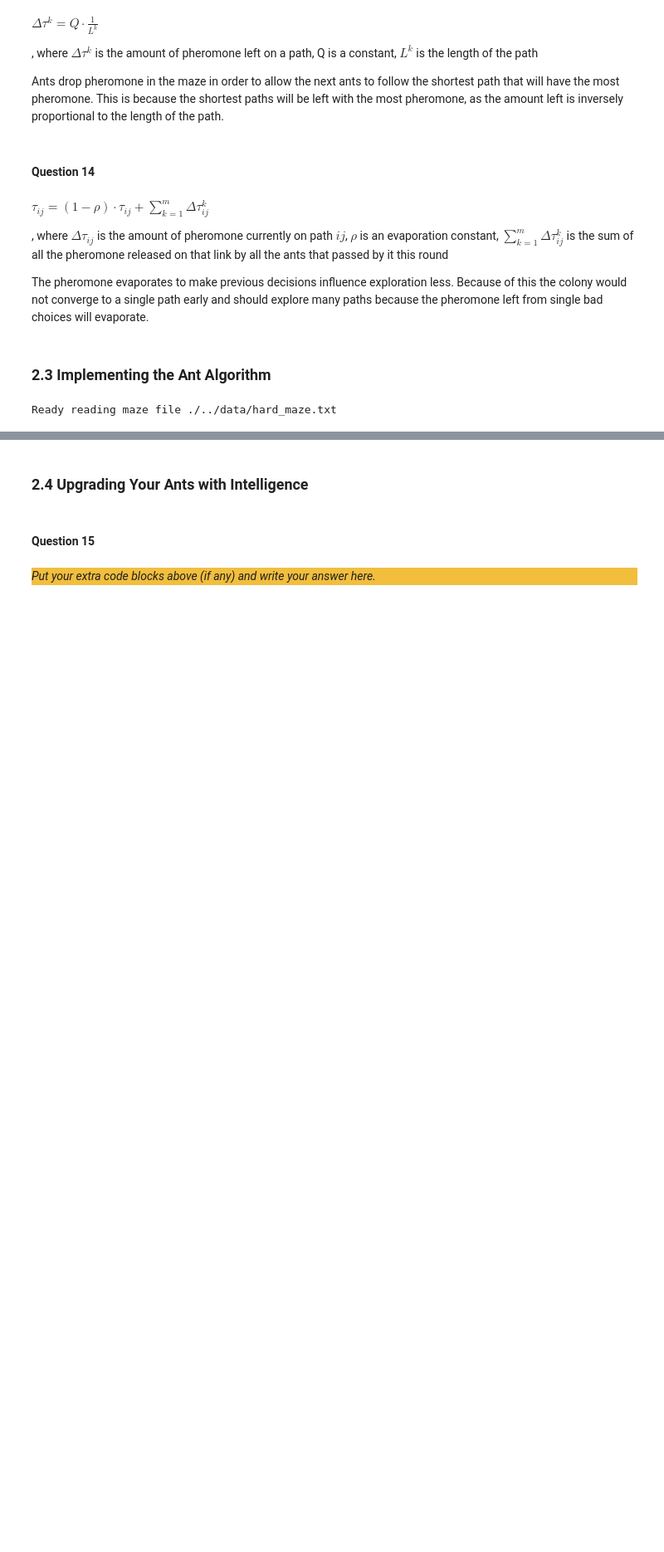
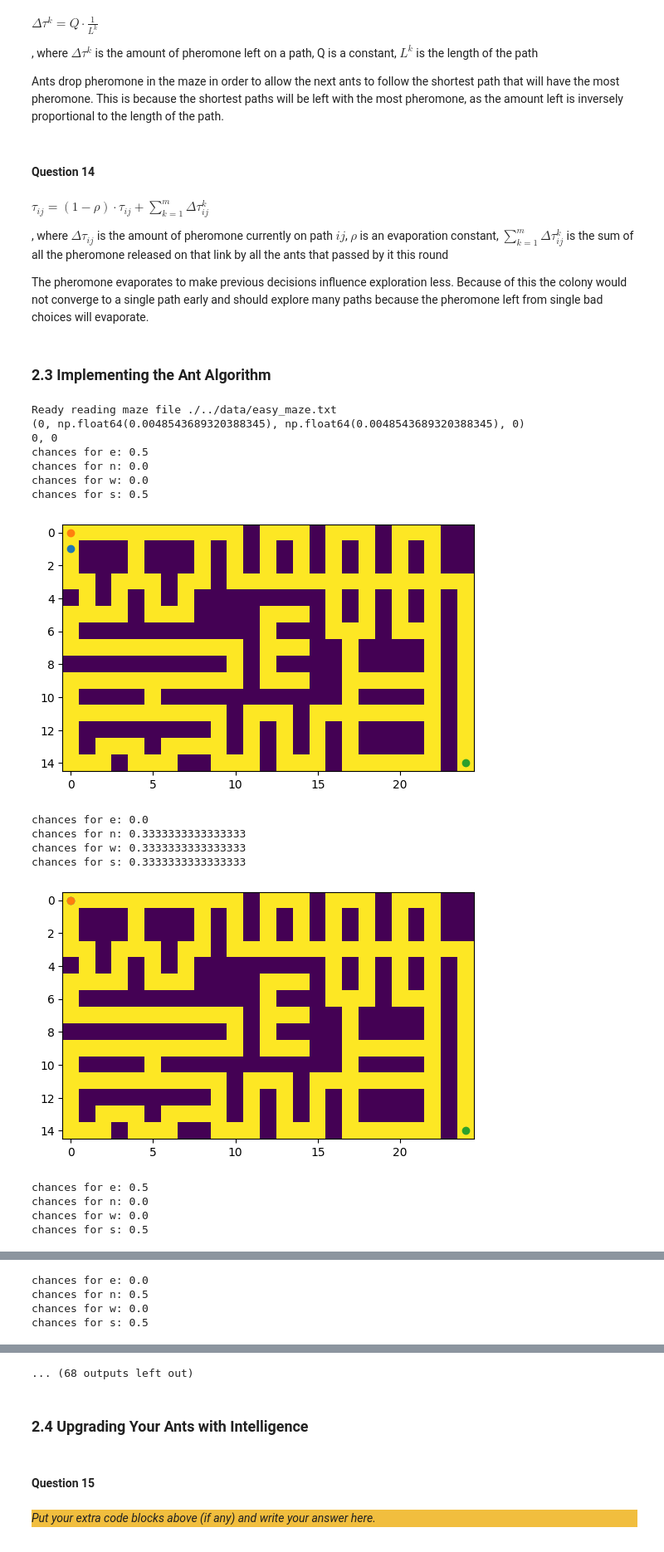
Before and after one commit to CtrlandAlt/IC_Project2, a Jupyter notebook: src/Main.ipynb, the cells around one changed output, grey strips where cells are left out. Shown at 83% size. Drawn from its saved outputs; the diff is of its cells as text; code cells hidden in the pictures; blank space fills up the shorter version.

```diff
--- a/src/Main.ipynb
+++ b/src/Main.ipynb
@@ -194,8 +214,13 @@ class StandardAnt:
             w = phw / total
             e = phe / total
             dir = [0, 1, 2, 3]
+
             pro = [e, n, w, s]
             choice = random.choices(dir, weights=pro, k=1)[0] #choose a path with weighted probabilities
+            print("chances for e: " + str(e))
+            print("chances for n: " + str(n))
+            print("chances for w: " + str(w))
+            print("chances for s: " + str(s))
             if choice == 2:
                 self.current_position = self.current_position.subtract_direction(Direction.east)
             elif choice == 3:
@@ -206,7 +231,12 @@ class StandardAnt:
                 self.current_position = self.current_position.subtract_direction(Direction.south)
             else:
                 1/0 # else throw an error
-
+            draw_maze_matplotlib(
+                self.maze.walls,
+                self.current_position,
+                self.start,
+                self.end
+            )
         return route
 # %%
 # Class that holds all of the maze data.
@@ -440,8 +473,7 @@ class AntColonyOptimization:
         self.maze.reset()
         best_Route = None
         ants = [None] * self.ants_per_gen
-
-
+        routes = [None] * self.ants_per_gen
 
         for i in range(self.generations):
             for ant in range(self.ants_per_gen):
@@ -450,30 +482,47 @@ class AntColonyOptimization:
                 route = ants[ant].find_route()
                 if(best_Route == None or route.shorten_than(best_Route)):
                     best_Route = route
-                self.maze.add_pheromone_route(route, self.q)
+                routes[ant] = route
             self.maze.evaporate()
+            self.maze.add_pheromone_routes(routes, self.q)
 
         return best_Route
 # %%
 # Please keep your parameters for the ACO easily changeable here
 gen = 1
 no_gen = 1
 q = 1600
 evap = 0.1
 
 # Construct the optimization objects
-maze = Maze.create_maze("./../data/hard_maze.txt")
-spec = PathSpecification.read_coordinates("./../data/hard_coordinates.txt")
+maze = Maze.create_maze("./../data/easy_maze.txt")
+spec = PathSpecification.read_coordinates("./../data/easy_coordinates.txt")
 aco = AntColonyOptimization(maze, gen, no_gen, q, evap)
-
+print(maze.get_surrounding_pheromone(Coordinate(0,0)))
 start_time = int(round(time.time() * 1000))
-
-
+print(spec.get_start())
+plt.ion()
 shortest_route = aco.find_shortest_route(spec)
 
 print("Time taken: " + str((int(round(time.time() * 1000)) - start_time) / 1000.0))
 print("Route size: " + str(shortest_route.size()))
 
-shortest_route.write_to_file("./../data/medium_solution.txt")
+shortest_route.write_to_file("./../data/easy_solution.txt")
 # %% [output]
-Ready reading maze file ./../data/hard_maze.txt
+Ready reading maze file ./../data/easy_maze.txt
+(0, np.float64(0.0048543689320388345), np.float64(0.0048543689320388345), 0)
+0, 0
+chances for e: 0.5
+chances for n: 0.0
+chances for w: 0.0
+chances for s: 0.5
+[figure, added]
+chances for e: 0.0
+chances for n: 0.3333333333333333
+chances for w: 0.3333333333333333
+chances for s: 0.3333333333333333
+[figure, added]
+chances for e: 0.5
+chances for n: 0.0
+chances for w: 0.0
+chances for s: 0.5
@@ -479,0 +530,4 @@ Ready reading maze file ./../data/hard_maze.txt
+chances for e: 0.0
+chances for n: 0.5
+chances for w: 0.0
+chances for s: 0.5
@@ -480,3 +545,4 @@ Ready reading maze file ./../data/hard_maze.txt
+... (68 outputs left out)
 # %% [markdown]
 ### 2.4 Upgrading Your Ants with Intelligence
 # %% [markdown]
```
Also changed, not shown: parts of 3 cells of this notebook, 1 other file.
